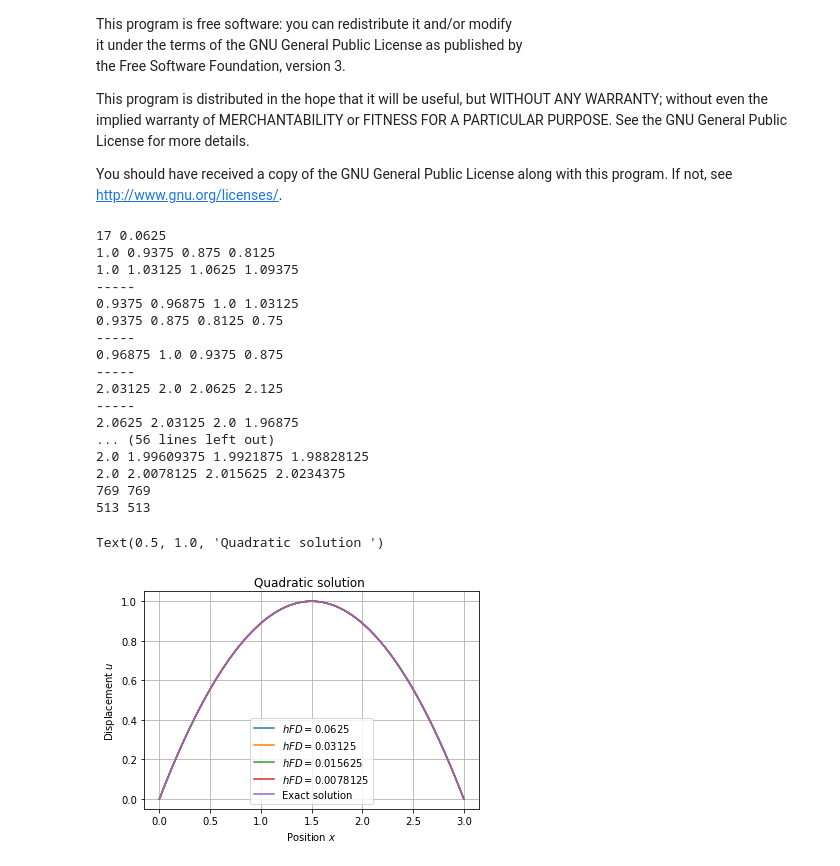
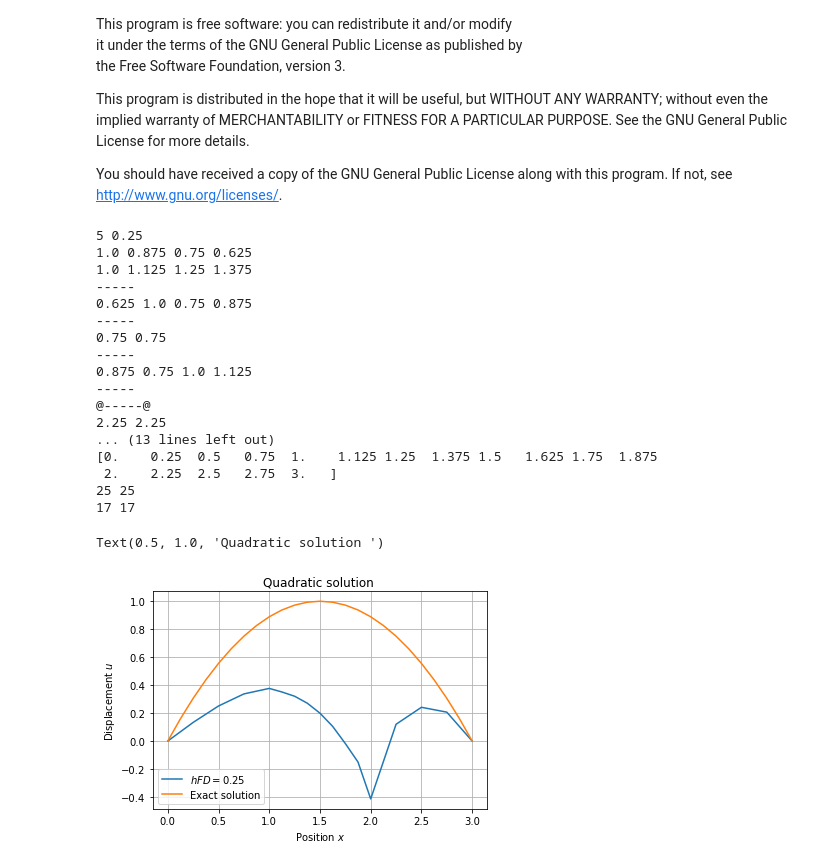
Before and after one commit to diehlpk/reusommer21, a Jupyter notebook: Coupling-MSCM-Dirchelet.ipynb, the cells around one changed output. Saved outputs shown, nothing was run; the diff lists cells and outputs as text; code cells hidden in the pictures.

```diff
--- a/Coupling-MSCM-Dirchelet.ipynb
+++ b/Coupling-MSCM-Dirchelet.ipynb
@@ -76,12 +76,12 @@ def forceFull(n,x):
 
 def forceCoupling(n,x):
 
-    dim = 2*n + 2*n-1 + 4
+    dim = 2*n + 2*n-1 + 6
 
     force = np.zeros(dim)
 
     for i in range(1,dim-1):
-        force[i] = f(x[i])
+        force[i] = x[i] # f(x[i])
 
     force[dim-1] = 0
 
@@ -234,38 +250,48 @@ def compute(i):
 
     print(nodes,h)
     x1 = np.linspace(0,1,nodes)
-    x2 = np.linspace(1-2*h/2,2.+2*h/2,2*nodes-1+4)
+    x2 = np.linspace(1-3*h/2,2.+3*h/2,2*nodes-1+6)
     x3 = np.linspace(2,3.,nodes)
     x = np.array(np.concatenate((x1,x2,x3)))
-
-    #print(x)
 
     M = CouplingMSCM(nodes,h,x)
 
     f = forceCoupling(nodes,x)
 
+    print(f)
+
     f[n] = 0
     f[n+1] = 0
     f[n+2] = 0
+    f[n+3] = 0
 
-    mid = n+2*n+3
+    mid = n+2*n+4
 
     f[mid+1] = 0
     f[mid+2] = 0
     f[mid+3] = 0
+    f[mid+4] = 0
+
+    print(f)
 
     u = solve(M,f)
 
     x1 = x[0:nodes]
-    x2 = x[nodes+3:mid+1]
-    x3 = x[mid+4:len(x)]
+    x2 = x[nodes+4:mid+1]
+    x3 = x[mid+5:len(x)]
+
+
 
     u1 = u[0:nodes]
-    u2 = u[nodes+3:mid+1]
-    u3 = u[mid+4:len(x)]
+    u2 = u[nodes+4:mid+1]
+    u3 = u[mid+5:len(x)]
+
+    print(x3)
 
     x = np.concatenate([x1,x2,x3])
     u = np.concatenate([u1,u2,u3])
+
+    print(x)
 
     plt.plot(x,u,label="$hFD=$"+str(h))
     plt.grid(True)
@@ -301,45 +327,45 @@ def compute(i):
 # %%
 uCoupled = []
 uLocal = []
 xLocal = []
-max_iteration = 8
+max_iteration = 3
 
-for i in range(4,max_iteration):
+for i in range(2,max_iteration):
     u , uFD , x = compute(i)
     uCoupled.append(u)
     uLocal.append(uFD)
     xLocal.append(x)
 
 n = np.power(2,int(max_iteration))
 h = 1./n
 
 x = np.arange(0,3+h,h)
 plt.plot(x,exactSolution(x),label="Exact solution")#
 plt.legend()
 plt.xlabel(r"Position $x$")
 plt.ylabel(r"Displacement $u$")
 plt.title(example+" solution ")
 #plt.savefig("coupling-vhm-"+str(example)+"-dirchelt.pdf")
 # %% [output]
-17 0.0625
-1.0 0.9375 0.875 0.8125
-1.0 1.03125 1.0625 1.09375
+5 0.25
+1.0 0.875 0.75 0.625
+1.0 1.125 1.25 1.375
 -----
-0.9375 0.96875 1.0 1.03125
-0.9375 0.875 0.8125 0.75
+0.625 1.0 0.75 0.875
 -----
-0.96875 1.0 0.9375 0.875
+0.75 0.75
 -----
-2.03125 2.0 2.0625 2.125
+0.875 0.75 1.0 1.125
 -----
-2.0625 2.03125 2.0 1.96875
-... (56 lines left out)
-2.0 1.99609375 1.9921875 1.98828125
-2.0 2.0078125 2.015625 2.0234375
-769 769
-513 513
+@-----@
+2.25 2.25
+... (13 lines left out)
+[0.    0.25  0.5   0.75  1.    1.125 1.25  1.375 1.5   1.625 1.75  1.875
+ 2.    2.25  2.5   2.75  3.   ]
+25 25
+17 17
 Text(0.5, 1.0, 'Quadratic solution ')
-[figure, old version]
+[figure, new version]
 # %%
 plt.clf()
 markers = ['s','o','x','.']
```
Also changed, not shown: parts of 2 cells of this notebook.
